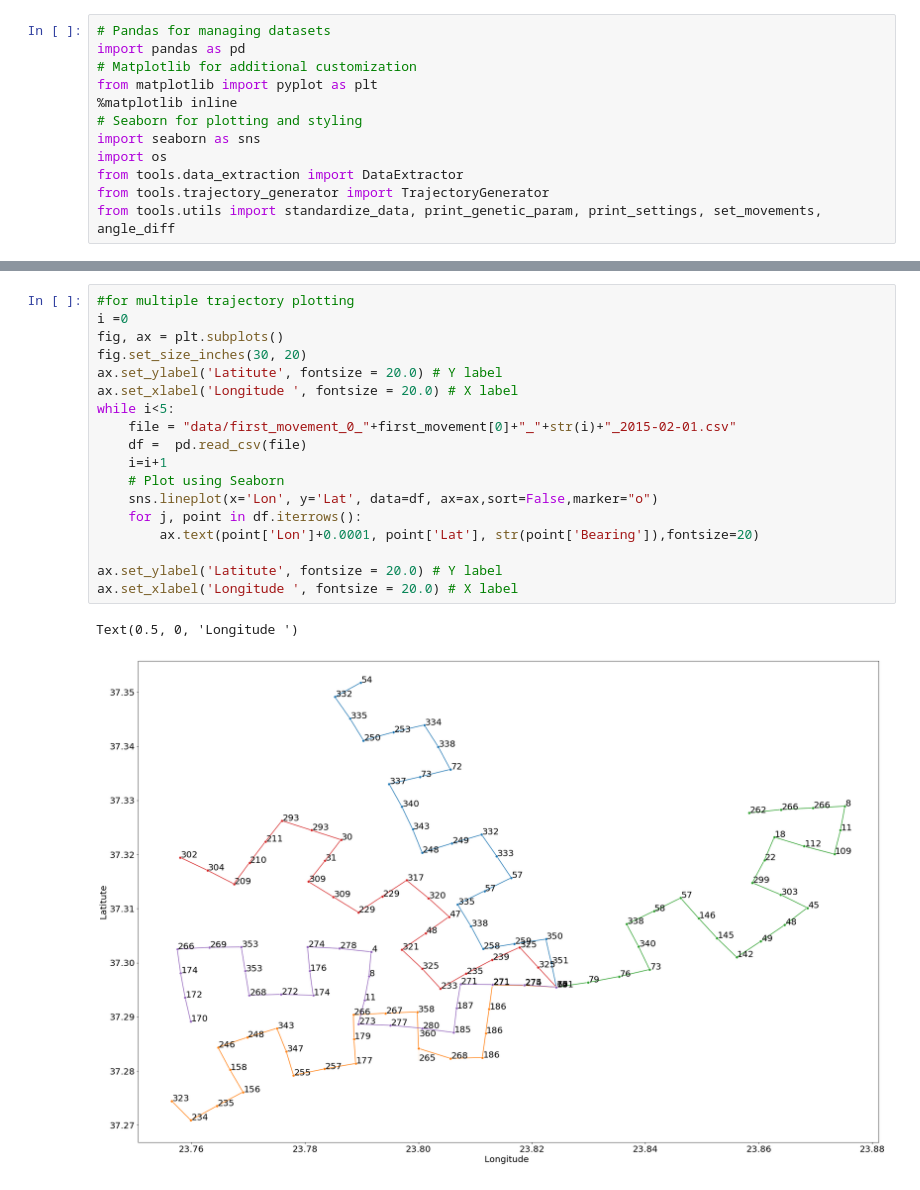
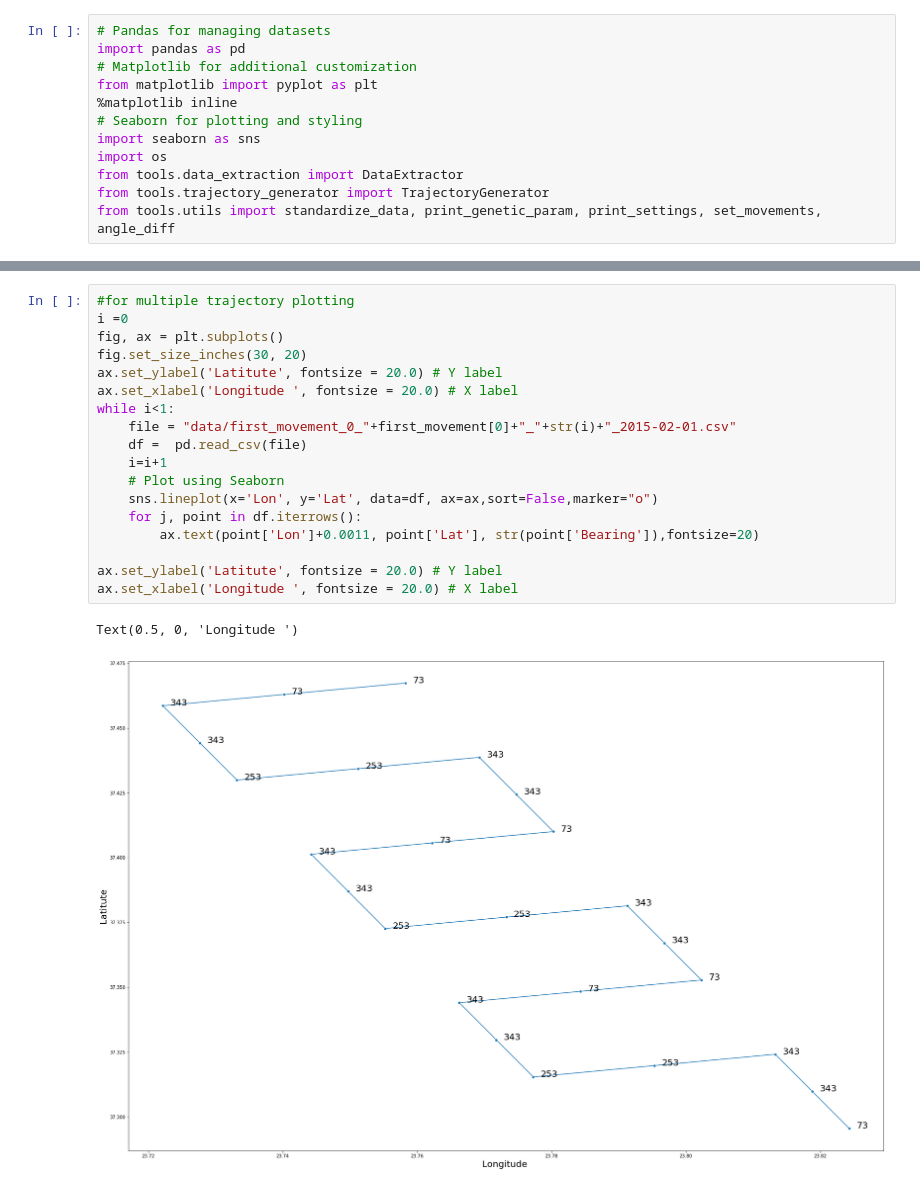
Before and after one commit to Barry-github/hua-thesis, a Jupyter notebook: plotting_trajectories.ipynb, the cells around one changed output, grey strips where cells are left out. Drawn from its saved outputs; the diff is of its cells as text.

```diff
--- a/plotting_trajectories.ipynb
+++ b/plotting_trajectories.ipynb
@@ -38,24 +39,24 @@ Done with generator
 # %%
 #for multiple trajectory plotting
 i =0
 fig, ax = plt.subplots()
 fig.set_size_inches(30, 20)
 ax.set_ylabel('Latitute', fontsize = 20.0) # Y label
 ax.set_xlabel('Longitude ', fontsize = 20.0) # X label
-while i<5:
+while i<1:
     file = "data/first_movement_0_"+first_movement[0]+"_"+str(i)+"_2015-02-01.csv"
     df =  pd.read_csv(file)
     i=i+1
     # Plot using Seaborn
     sns.lineplot(x='Lon', y='Lat', data=df, ax=ax,sort=False,marker="o")
     for j, point in df.iterrows():
-        ax.text(point['Lon']+0.0001, point['Lat'], str(point['Bearing']),fontsize=20)
+        ax.text(point['Lon']+0.0011, point['Lat'], str(point['Bearing']),fontsize=20)
 
 ax.set_ylabel('Latitute', fontsize = 20.0) # Y label
 ax.set_xlabel('Longitude ', fontsize = 20.0) # X label
 # %% [output]
 Text(0.5, 0, 'Longitude ')
-[figure, old version]
+[figure, new version]
 # %%
 #for single trajectory plotting
 fig, ax = plt.subplots()
```
Also changed, not shown: parts of 2 cells of this notebook, 7 other files.
